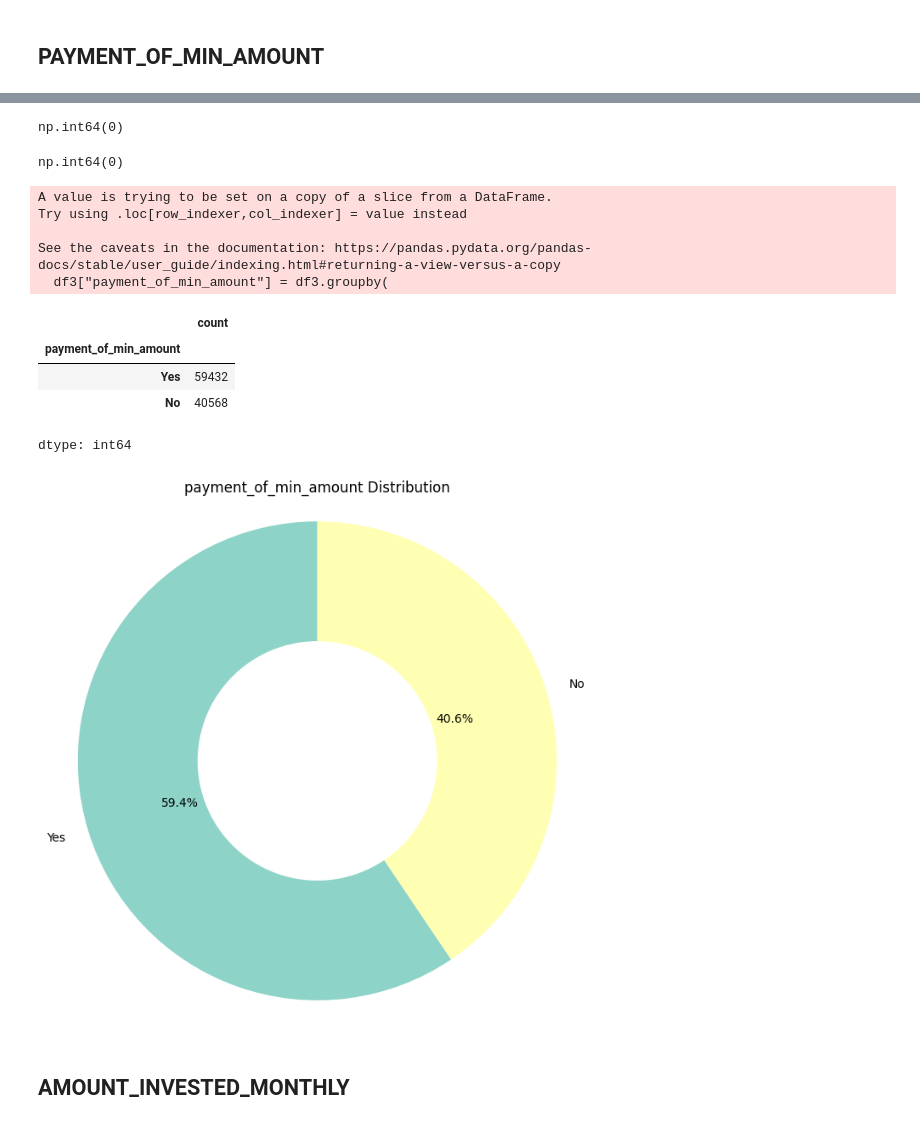
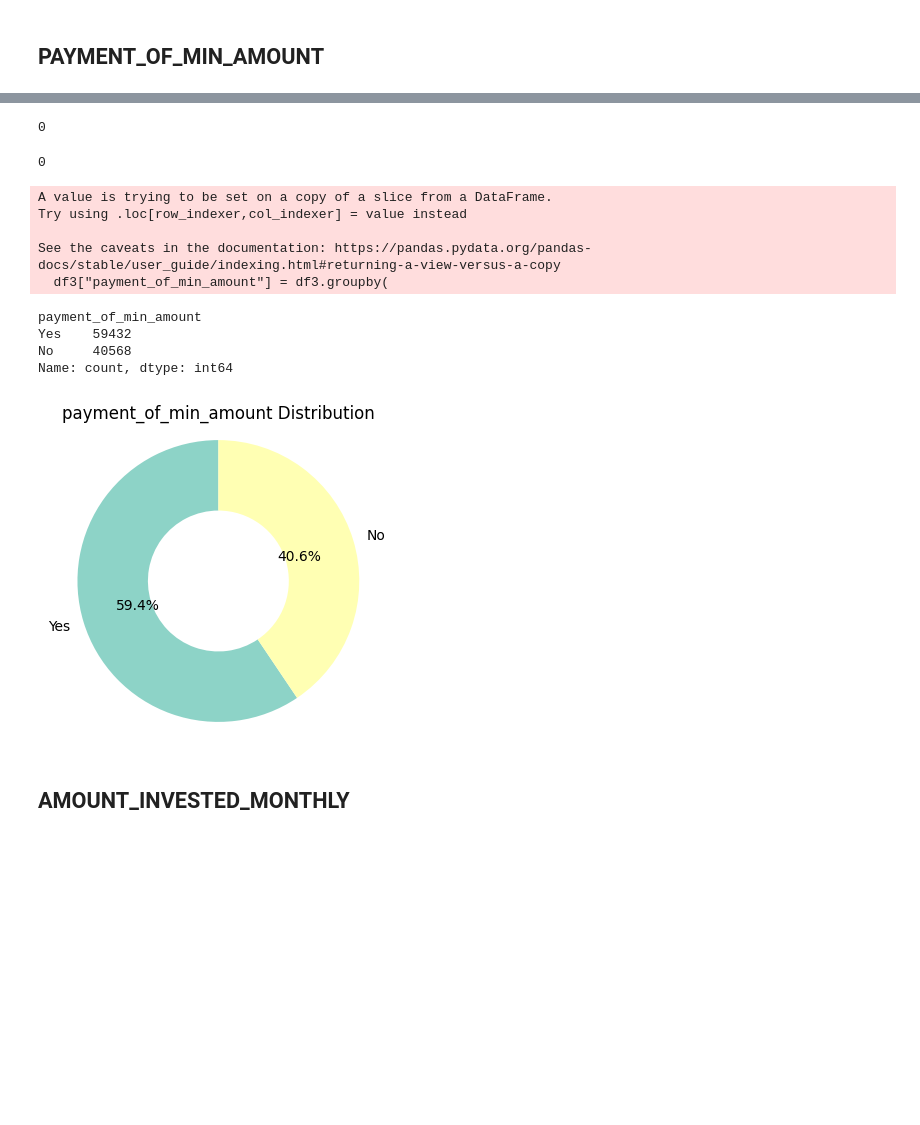
Before and after one commit to gilchea/credit_score_team2_k45, a Jupyter notebook: report_cleaned.ipynb, the cells around one changed output, grey strips where cells are left out. Cells and saved outputs as stored; diff of their text form; code cells hidden in the pictures; blank space fills up the shorter version.

```diff
--- a/report_cleaned.ipynb
+++ b/report_cleaned.ipynb
@@ -71,6 +71,6 @@ warnings.filterwarnings("ignore", category=FutureWarning) # Suppress FutureWarni
 # %%
 # Load the dataset
-df_ = pd.read_csv("train.csv")  # Read the dataset from the specified path
+df_ = pd.read_csv("data/train.csv")  # Read the dataset from the specified path
 df = df_.copy()  # Create a backup copy of the original dataset to preserve its integrity
 # %% [markdown]
 ## First look at the DATA
@@ -2408,13 +2379,13 @@ dtype: int64
 # Check if any customer_id has all three unique values ('Yes', 'No', 'NM') in the 'payment_of_min_amount' column
 (df3.groupby("customer_id")["payment_of_min_amount"].nunique() == 3).sum()
 # %% [output]
-np.int64(0)
+0
 # %%
 # Check if there is any customer_id where all values in 'payment_of_min_amount' are 'NM'
 df3.groupby("customer_id")["payment_of_min_amount"].apply(
     lambda x: (x == "NM").all()).sum()
 # %% [output]
-np.int64(0)
+0
 # %%
 # If there is an "NM" value, fill it with another value from the same customer group
 df3["payment_of_min_amount"] = df3.groupby(
@@ -2429,23 +2400,22 @@ See the caveats in the documentation: https://pandas.pydata.org/pandas-docs/stab
 # %%
 df3.payment_of_min_amount.value_counts(dropna=False)
 # %% [output]
-|  | count |
-| payment_of_min_amount |  |
-| Yes | 59432 |
-| No | 40568 |
-dtype: int64
+payment_of_min_amount
+Yes    59432
+No     40568
+Name: count, dtype: int64
 # %%
-plt.figure(figsize=(8, 8))
+plt.figure(figsize=(4, 4))
 plt.pie(df3["payment_of_min_amount"].value_counts(),
         labels=df3["payment_of_min_amount"].value_counts().index,
         autopct='%1.1f%%',
         startangle=90,
         colors=plt.cm.Set3.colors,
         wedgeprops=dict(width=0.5))
 plt.title("payment_of_min_amount Distribution")
 plt.axis('equal')
 plt.show()
 # %% [output]
-[figure, old version]
+[figure, new version]
 # %% [markdown]
 ## AMOUNT_INVESTED_MONTHLY
```
Also changed, not shown: parts of 149 cells of this notebook.
